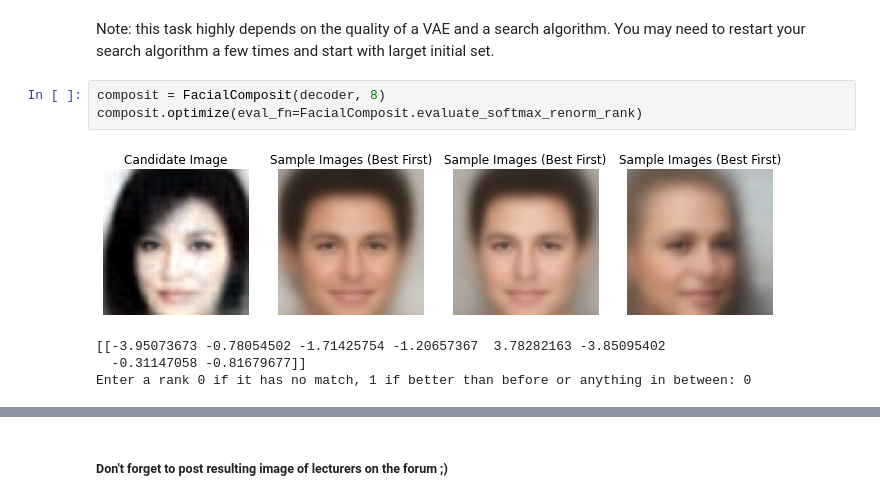
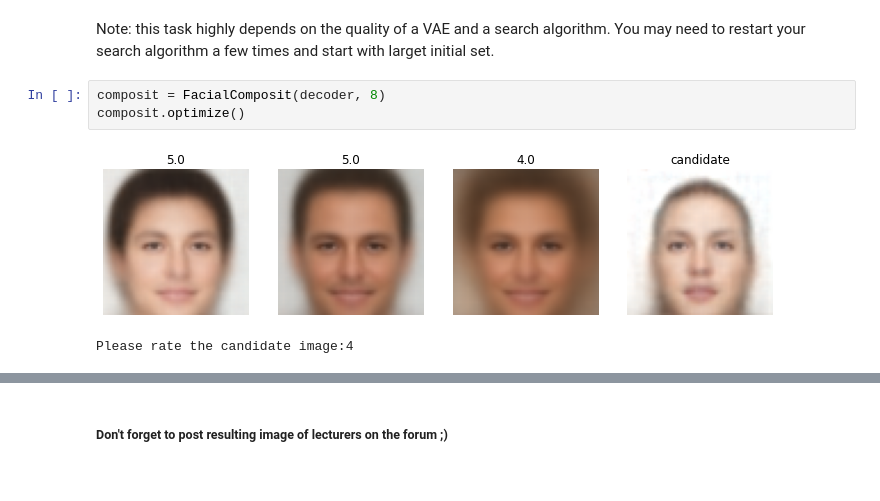
Before and after one commit to Gaurav927/Variational_Auto_Encoder, a Jupyter notebook: Copy_of_finding_suspects.ipynb, the cells around one changed output, grey strips where cells are left out. Cells and saved outputs as stored; diff of their text form.

```diff
--- a/Copy_of_finding_suspects.ipynb
+++ b/Copy_of_finding_suspects.ipynb
@@ -392,12 +335,10 @@ composit.draw_best('Widest smile')
 Note: this task highly depends on the quality of a VAE and a search algorithm. You may need to restart your search algorithm a few times and start with larget initial set.
 # %%
 composit = FacialComposit(decoder, 8)
-composit.optimize(eval_fn=FacialComposit.evaluate_softmax_renorm_rank)
+composit.optimize()
 # %% [output]
-[figure, old version]
+[figure, new version]
-[[-3.95073673 -0.78054502 -1.71425754 -1.20657367  3.78282163 -3.85095402
-  -0.31147058 -0.81679677]]
-Enter a rank 0 if it has no match, 1 if better than before or anything in between: 0
+Please rate the candidate image:4
 # %%
 composit.draw_best('Lecturer')
 # %% [output]
```
Also changed, not shown: parts of 12 cells of this notebook.
